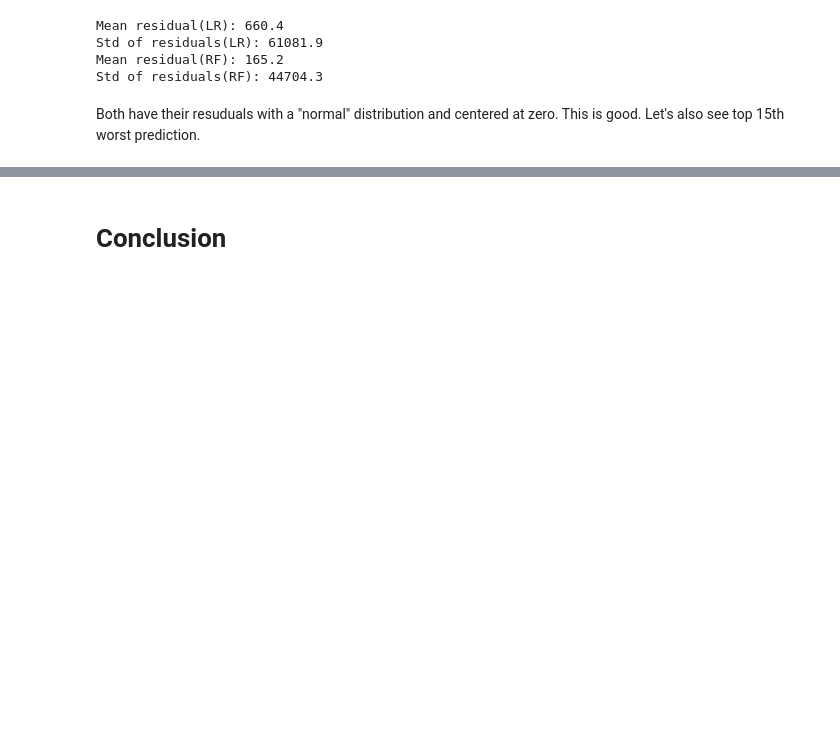
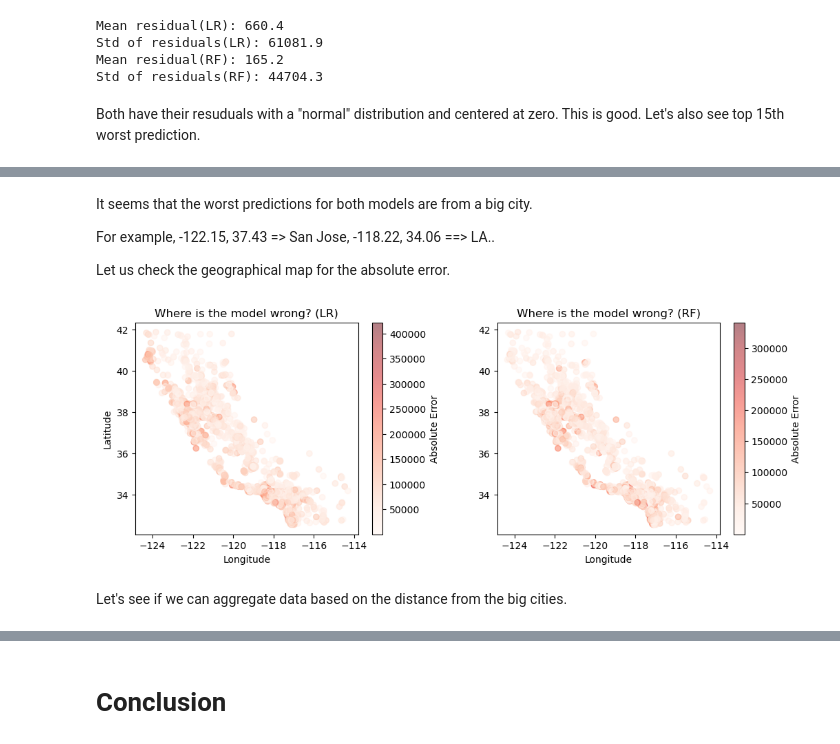
Before and after one commit to natwonglakhon/House_price_modelling, a Jupyter notebook: California_Housing.ipynb, the cells around one changed output, grey strips where cells are left out. Saved outputs shown, nothing was run; the diff lists cells and outputs as text; code cells hidden in the pictures; blank space fills up the shorter version.

```diff
--- a/California_Housing.ipynb
+++ b/California_Housing.ipynb
@@ -656,2 +674,35 @@ print(error_df.sort_values("abs_error_LR", ascending=False).head(10))
 # %%
 residuals = y_test - y_pred_tuned
+# %% [markdown]
+It seems that the worst predictions for both models are from a big city.
+
+For example, -122.15, 37.43  => San Jose, -118.22, 34.06 ==> LA..
+
+Let us check the geographical map for the absolute error.
+# %%
+fig, ax = plt.subplots(1, 2, figsize=(12, 4))
+plt.subplots_adjust(wspace=0.3)
+
+sc0 = ax[0].scatter(
+    error_df["longitude"], error_df["latitude"],
+    c=error_df["abs_error_LR"], cmap="Reds", alpha=0.5
+)
+ax[0].set_title("Where is the model wrong? (LR)")
+ax[0].set_xlabel("Longitude")
+ax[0].set_ylabel("Latitude")
+plt.colorbar(sc0, ax=ax[0], label="Absolute Error")
+
+sc1 = ax[1].scatter(
+    error_df["longitude"], error_df["latitude"],
+    c=error_df["abs_error_RF"], cmap="Reds", alpha=0.5
+)
+ax[1].set_title("Where is the model wrong? (RF)")
+ax[1].set_xlabel("Longitude")
+plt.colorbar(sc1, ax=ax[1], label="Absolute Error")
+
+plt.savefig("images/error_map.png", dpi=150, bbox_inches='tight')
+plt.show()
+# %% [output]
+[figure, added]
+# %% [markdown]
+Let's see if we can aggregate data based on the distance from the big cities.
```
Also changed, not shown: parts of 11 cells of this notebook.
